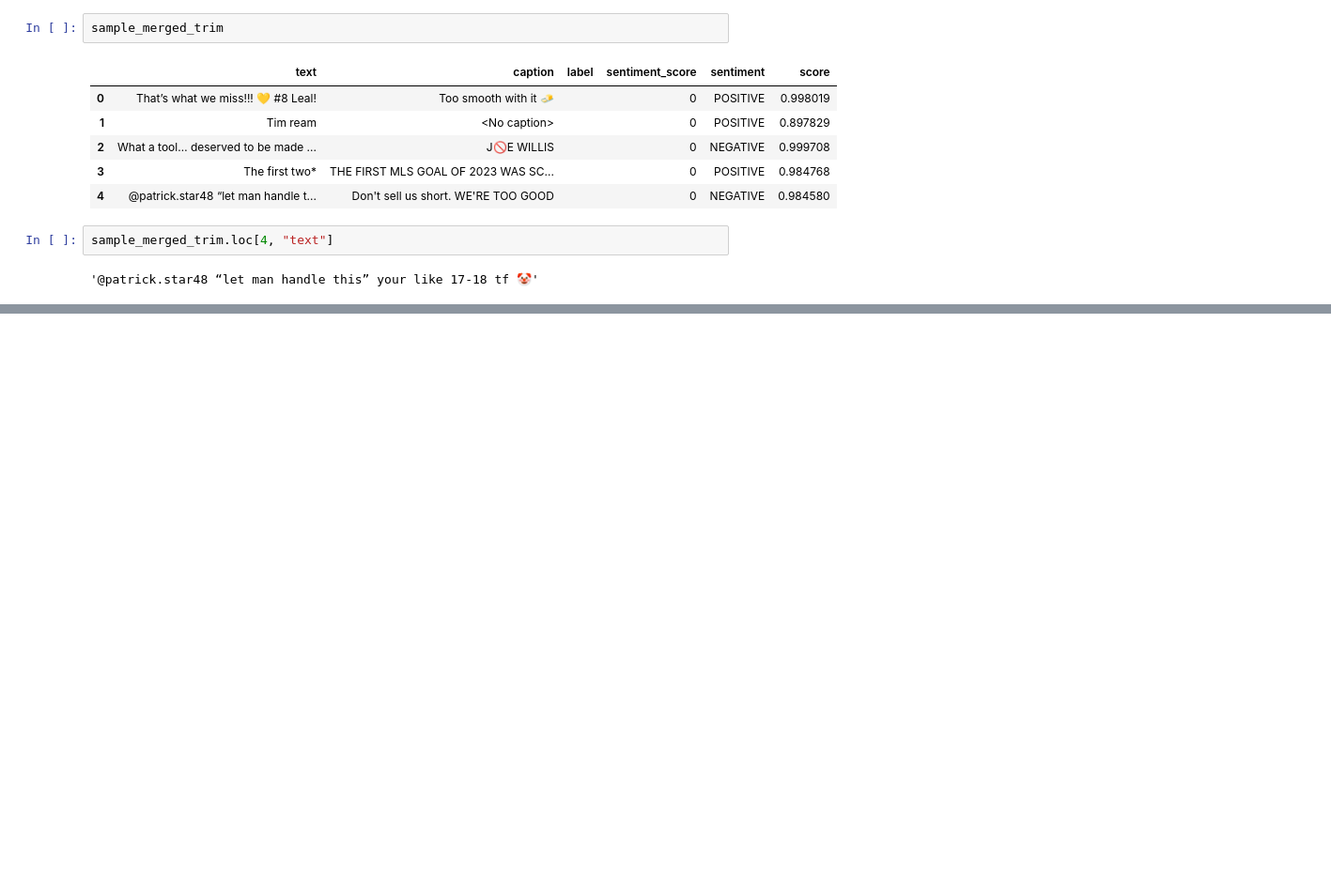
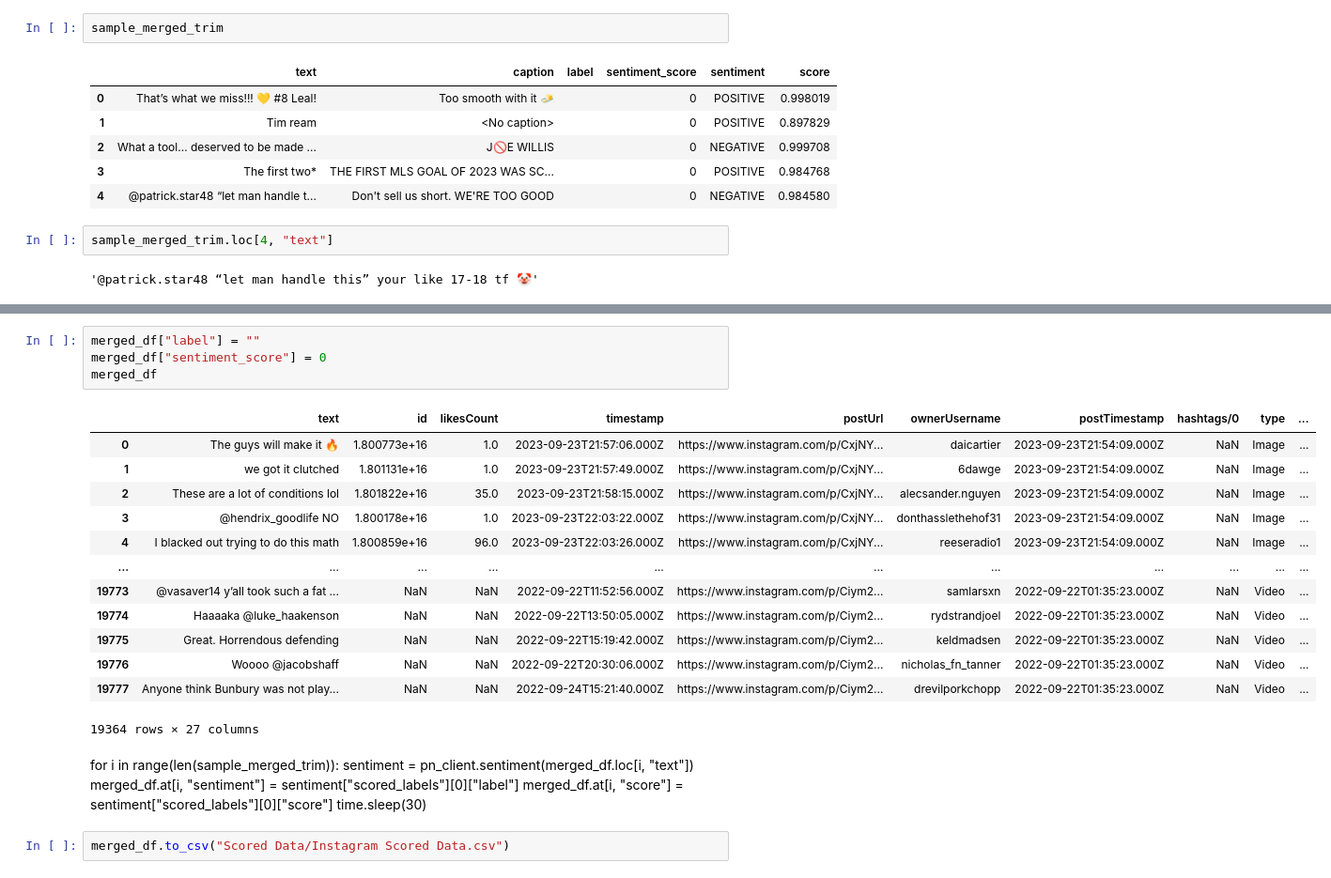
Before and after one commit to SovannChang/NSC-Capstone, a Jupyter notebook: Testing Langchain.ipynb, the cells around one changed output, grey strips where cells are left out. Shown at 94% size. Saved outputs shown, nothing was run; the diff lists cells and outputs as text; blank space fills up the shorter version.

Commit message:
Adding Titans Raw Data

```diff
--- a/Testing Langchain.ipynb
+++ b/Testing Langchain.ipynb
@@ -184,0 +206,26 @@ sample_merged_trim.loc[4, "text"]
+# %%
+merged_df["label"] = ""
+merged_df["sentiment_score"] = 0
+merged_df
+# %% [output]
+|  | text | id | likesCount | timestamp | postUrl | ownerUsername | postTimestamp | hashtags/0 | type | ... |
+| 0 | The guys will make it 🔥 | 1.800773e+16 | 1.0 | 2023-09-23T21:57:06.000Z | https://www.instagram.com/p/CxjNY... | daicartier | 2023-09-23T21:54:09.000Z | NaN | Image | ... |
+| 1 | we got it clutched | 1.801131e+16 | 1.0 | 2023-09-23T21:57:49.000Z | https://www.instagram.com/p/CxjNY... | 6dawge | 2023-09-23T21:54:09.000Z | NaN | Image | ... |
+| 2 | These are a lot of conditions lol | 1.801822e+16 | 35.0 | 2023-09-23T21:58:15.000Z | https://www.instagram.com/p/CxjNY... | alecsander.nguyen | 2023-09-23T21:54:09.000Z | NaN | Image | ... |
+| 3 | @hendrix_goodlife NO | 1.800178e+16 | 1.0 | 2023-09-23T22:03:22.000Z | https://www.instagram.com/p/CxjNY... | donthasslethehof31 | 2023-09-23T21:54:09.000Z | NaN | Image | ... |
+| 4 | I blacked out trying to do this math | 1.800859e+16 | 96.0 | 2023-09-23T22:03:26.000Z | https://www.instagram.com/p/CxjNY... | reeseradio1 | 2023-09-23T21:54:09.000Z | NaN | Image | ... |
+| ... | ... | ... | ... | ... | ... | ... | ... | ... | ... | ... |
+| 19773 | @vasaver14 y’all took such a fat ... | NaN | NaN | 2022-09-22T11:52:56.000Z | https://www.instagram.com/p/Ciym2... | samlarsxn | 2022-09-22T01:35:23.000Z | NaN | Video | ... |
+| 19774 | Haaaaka @luke_haakenson | NaN | NaN | 2022-09-22T13:50:05.000Z | https://www.instagram.com/p/Ciym2... | rydstrandjoel | 2022-09-22T01:35:23.000Z | NaN | Video | ... |
+| 19775 | Great. Horrendous defending | NaN | NaN | 2022-09-22T15:19:42.000Z | https://www.instagram.com/p/Ciym2... | keldmadsen | 2022-09-22T01:35:23.000Z | NaN | Video | ... |
+| 19776 | Woooo @jacobshaff | NaN | NaN | 2022-09-22T20:30:06.000Z | https://www.instagram.com/p/Ciym2... | nicholas_fn_tanner | 2022-09-22T01:35:23.000Z | NaN | Video | ... |
+| 19777 | Anyone think Bunbury was not play... | NaN | NaN | 2022-09-24T15:21:40.000Z | https://www.instagram.com/p/Ciym2... | drevilporkchopp | 2022-09-22T01:35:23.000Z | NaN | Video | ... |
+19364 rows × 27 columns
+# %% [markdown]
+for i in range(len(sample_merged_trim)):
+    sentiment = pn_client.sentiment(merged_df.loc[i, "text"])
+    merged_df.at[i, "sentiment"] = sentiment["scored_labels"][0]["label"]
+    merged_df.at[i, "score"] = sentiment["scored_labels"][0]["score"]
+    time.sleep(30)
+# %%
+merged_df.to_csv("Scored Data/Instagram Scored Data.csv")
```
Also changed, not shown: parts of 3 cells of this notebook, 11 other files.
